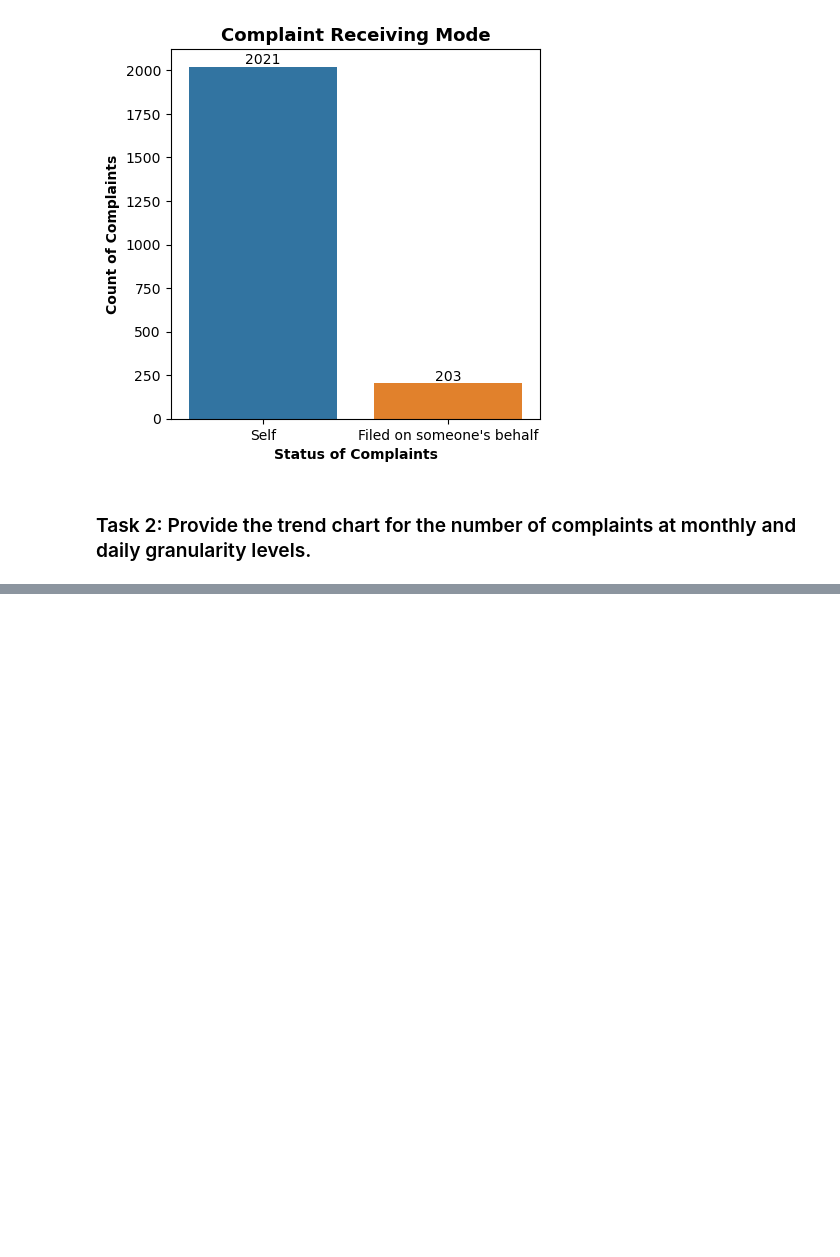
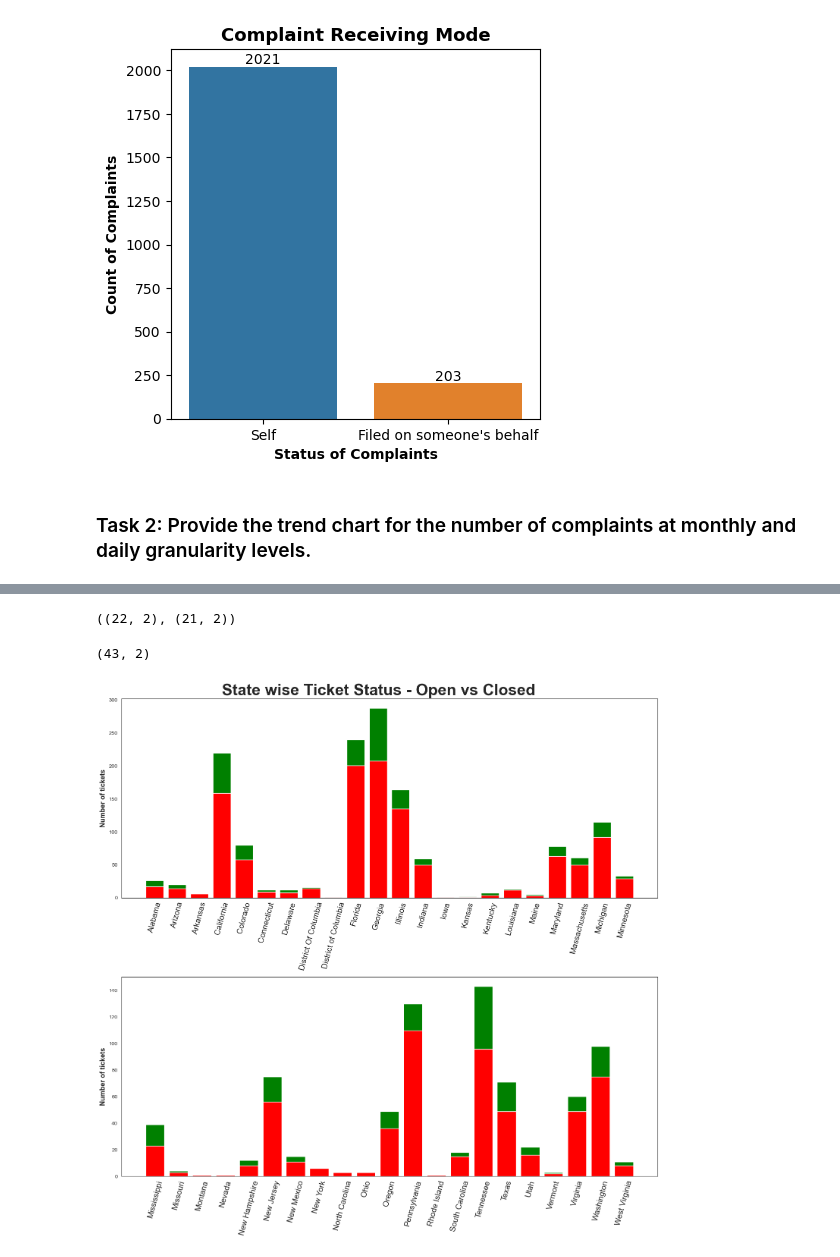
Before and after one commit to lavkushsingh31/Data_Science_Machine_Learning_Projects, a Jupyter notebook: Course Project - Comcast Telecom Consumer Complaints/Comcast Telecom Consumer Complaints.ipynb, the cells around one changed output, grey strips where cells are left out. Cells and saved outputs as stored; diff of their text form; code cells hidden in the pictures; blank space fills up the shorter version.

Commit message:
added stacked bar chart

```diff
--- a/Course Project - Comcast Telecom Consumer Complaints/Comcast Telecom Consumer Complaints.ipynb
+++ b/Course Project - Comcast Telecom Consumer Complaints/Comcast Telecom Consumer Complaints.ipynb
@@ -341,0 +356,3 @@ comcast_data[['Customer Complaint', 'State', 'Quarter', 'Status', 'Ticket_State'
+# %%
+state_wise_ticket_status = state_wise_ticket_status.unstack().reset_index(drop=False)
+state_wise_ticket_status.head()
@@ -341,0 +367,4 @@ comcast_data[['Customer Complaint', 'State', 'Quarter', 'Status', 'Ticket_State'
+# %%
+state_wise_ticket_status.columns = state_wise_ticket_status.columns.droplevel(1) # Dropping the multi-index
+state_wise_ticket_status.columns = ['State', 'Closed', 'Open']
+state_wise_ticket_status.head()
@@ -341,0 +385,5 @@ comcast_data[['Customer Complaint', 'State', 'Quarter', 'Status', 'Ticket_State'
+# %%
+state_wise_ticket_status = state_wise_ticket_status.fillna(0)
+state_wise_ticket_status = state_wise_ticket_status.astype({'Closed': 'int64', 'Open':'int64'})
+state_wise_ticket_status = state_wise_ticket_status.set_index('State')
+state_wise_ticket_status.head()
@@ -341,0 +398,11 @@ comcast_data[['Customer Complaint', 'State', 'Quarter', 'Status', 'Ticket_State'
+# %%
+state_wise_ticket_status_1 = state_wise_ticket_status.iloc[:22,:]
+state_wise_ticket_status_2 = state_wise_ticket_status.iloc[22:,:]
+# %%
+state_wise_ticket_status_1.shape, state_wise_ticket_status_2.shape
+# %% [output]
+((22, 2), (21, 2))
+# %%
+state_wise_ticket_status.shape
+# %% [output]
+(43, 2)
@@ -341,0 +412,29 @@ comcast_data[['Customer Complaint', 'State', 'Quarter', 'Status', 'Ticket_State'
+# %%
+sns.set_style('white')
+fig, axs = plt.subplots(2, 1, figsize=(15, 15))
+
+axs[0].bar(state_wise_ticket_status_1.index,
+        state_wise_ticket_status_1['Closed'].values,
+        color='r')
+axs[0].bar(state_wise_ticket_status_1.index,
+        state_wise_ticket_status_1['Open'].values,
+        bottom=state_wise_ticket_status_1['Closed'],
+        color='g')
+axs[0].set_ylabel('Number of tickets', fontsize=13, fontweight="bold")
+axs[0].tick_params(axis='x', labelrotation = 75, labelsize = 15)
+
+
+axs[1].bar(state_wise_ticket_status_2.index,
+        state_wise_ticket_status_2['Closed'].values,
+        color='r')
+axs[1].bar(state_wise_ticket_status_2.index,
+        state_wise_ticket_status_2['Open'].values,
+        bottom=state_wise_ticket_status_2['Closed'],
+        color='g')
+axs[1].set_ylabel('Number of tickets', fontsize=13, fontweight="bold")
+axs[1].tick_params(axis='x', labelrotation = 75, labelsize = 15)
+
+fig.suptitle(' State wise Ticket Status - Open vs Closed ', fontsize=30, fontweight="bold")
+fig.tight_layout();
+# %% [output]
+[figure, added]
```
Also changed, not shown: parts of 54 cells of this notebook.
